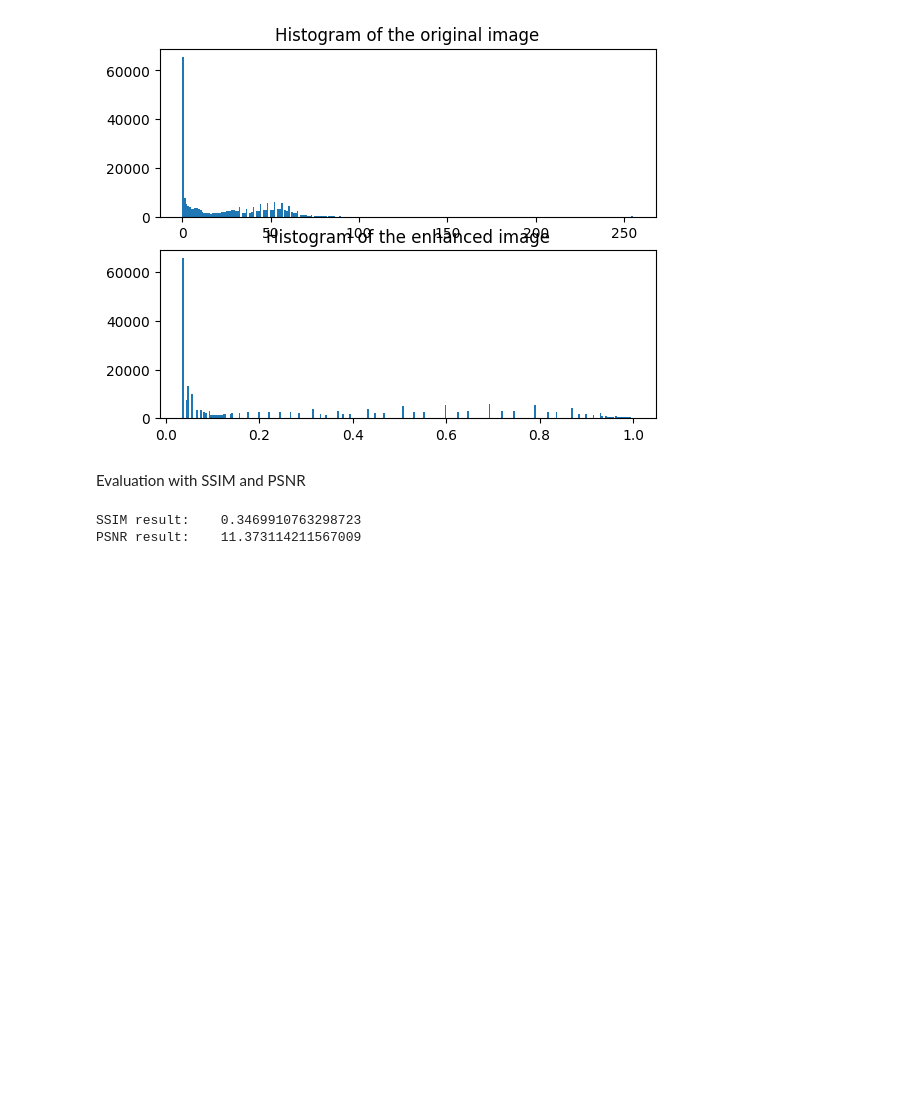
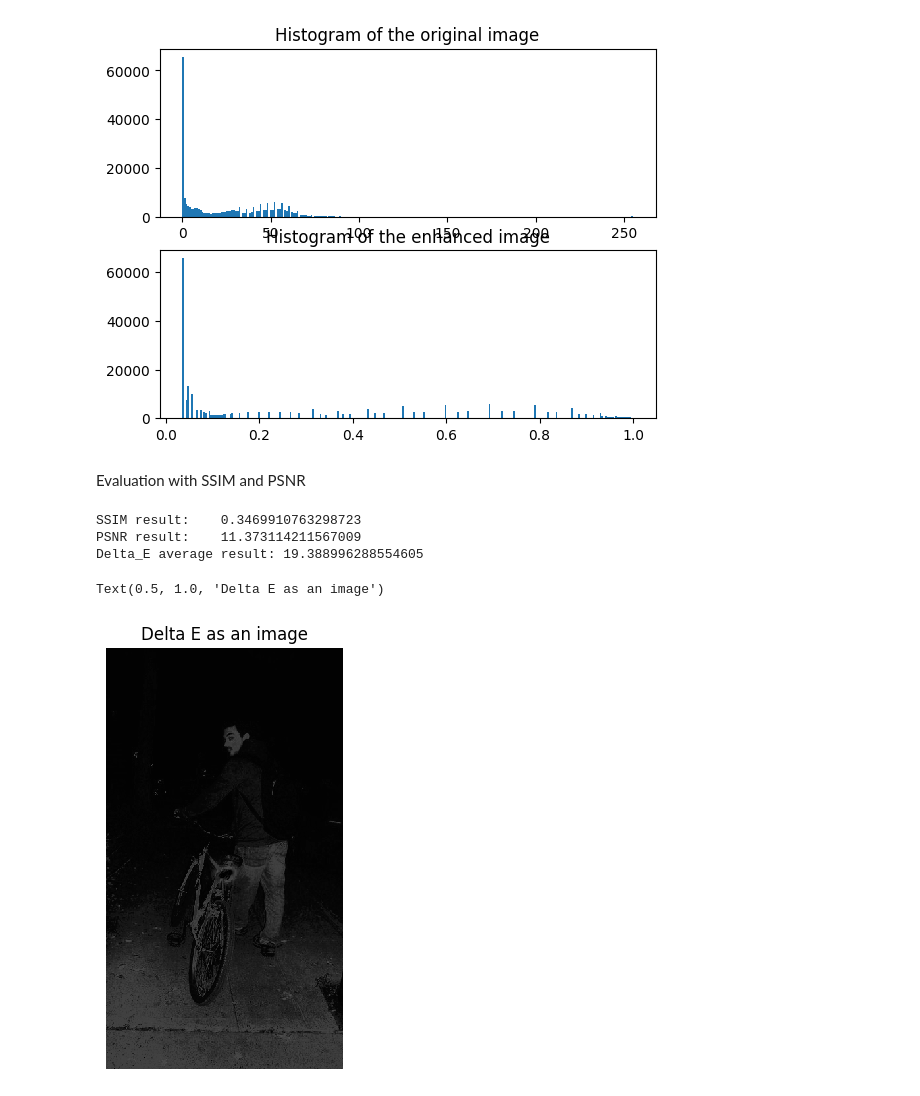
Before and after one commit to eaguiraud/34269_computer_imaging_and_spectroscopy, a Jupyter notebook: low_light_enhancement/BBHE.ipynb, the cells around one changed output. Saved outputs shown, nothing was run; the diff lists cells and outputs as text; code cells hidden in the pictures; blank space fills up the shorter version.

```diff
--- a/low_light_enhancement/BBHE.ipynb
+++ b/low_light_enhancement/BBHE.ipynb
@@ -144,8 +131,19 @@ Evaluation with SSIM and PSNR
 # %%
 eval_ssim = ssim(im_org, im_enh, data_range = im_enh.max() - im_enh.min(), win_size = 3)
 eval_psnr = psnr(im_org, im_enh)
+im_orgLAB = rgb2lab(im_org)
+im_enhLAB = rgb2lab(im_enh)
+eval_coldif = deltaE_cie76(im_orgLAB, im_enhLAB)
 
-print("SSIM result:\t" + str(eval_ssim) + "\nPSNR result:\t" + str(eval_psnr))
+print("SSIM result:\t" + str(eval_ssim) + "\nPSNR result:\t" + str(eval_psnr) + "\nDelta_E average result:\t" + str(np.mean(eval_coldif)))
+
+plt.figure()
+io.imshow(np.uint8(np.round(eval_coldif)))
+plt.axis("off")
+plt.title("Delta E as an image")
 # %% [output]
 SSIM result:    0.3469910763298723
 PSNR result:    11.373114211567009
+Delta_E average result: 19.388996288554605
+Text(0.5, 1.0, 'Delta E as an image')
+[figure, added]
```
Also changed, not shown: parts of 4 cells of this notebook, 1 other file.
